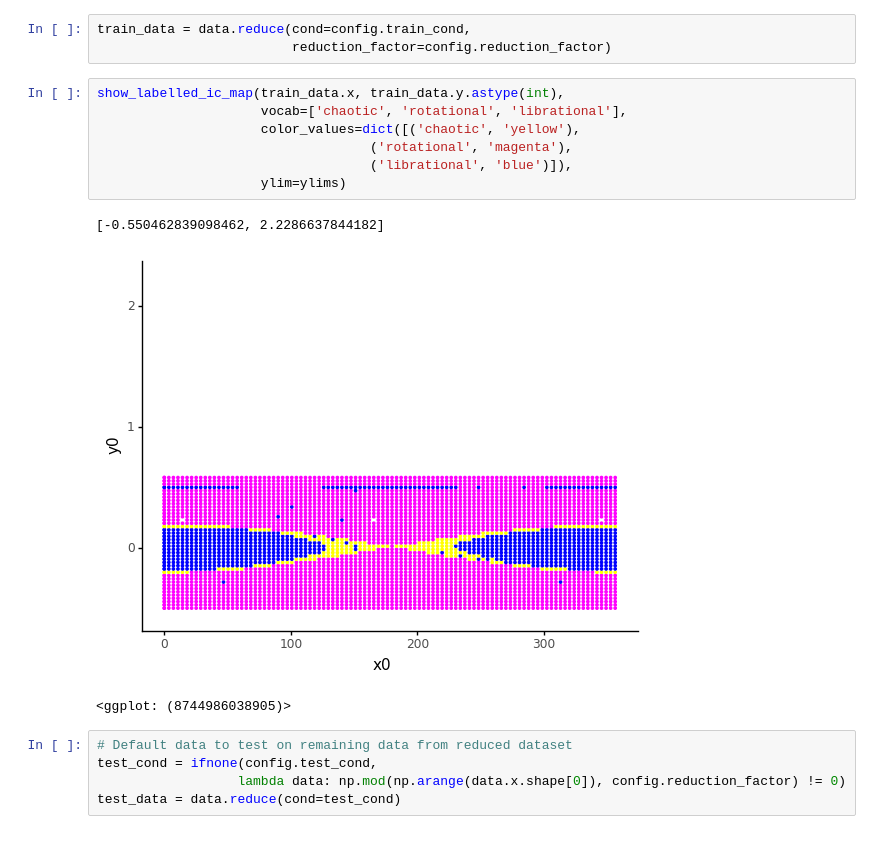
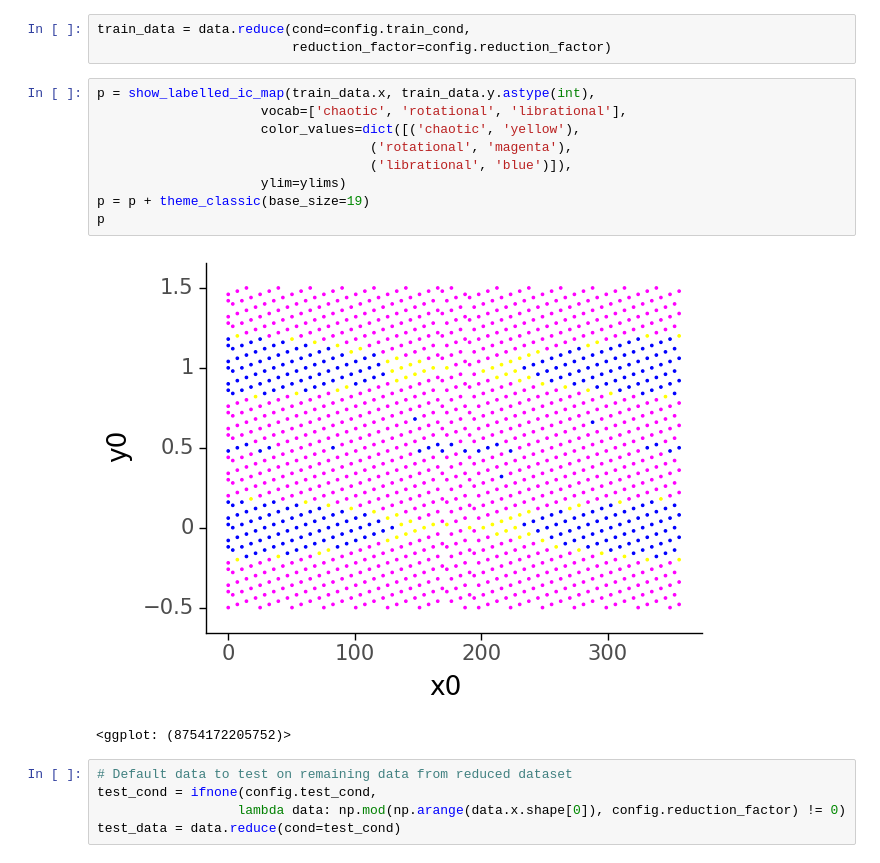
Before and after one commit to vrodriguezf/mlchaos, a Jupyter notebook: nbs_experiments/complete_cartography.ipynb, the cells around one changed output. Cells and saved outputs as stored; diff of their text form.

```diff
--- a/nbs_experiments/complete_cartography.ipynb
+++ b/nbs_experiments/complete_cartography.ipynb
@@ -74,16 +81,17 @@ We'll create a reduced version of this dataset, with an evenly spaced grid of po
 train_data = data.reduce(cond=config.train_cond,
                          reduction_factor=config.reduction_factor)
 # %%
-show_labelled_ic_map(train_data.x, train_data.y.astype(int),
+p = show_labelled_ic_map(train_data.x, train_data.y.astype(int),
                      vocab=['chaotic', 'rotational', 'librational'],
                      color_values=dict([('chaotic', 'yellow'),
                                    ('rotational', 'magenta'),
                                    ('librational', 'blue')]),
                      ylim=ylims)
+p = p + theme_classic(base_size=19)
+p
 # %% [output]
+[figure, new version]
-[-0.550462839098462, 2.2286637844182]
+<ggplot: (8754172205752)>
-[figure, old version]
-<ggplot: (8744986038905)>
 # %%
 # Default data to test on remaining data from reduced dataset
 test_cond = ifnone(config.test_cond,
```
Also changed, not shown: parts of 10 cells of this notebook, 7 other files.
